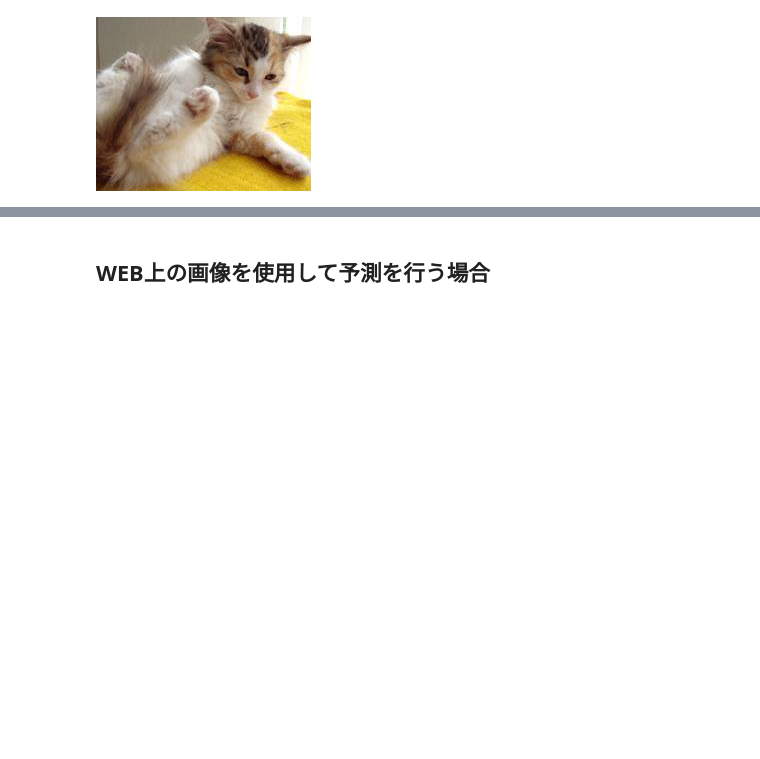
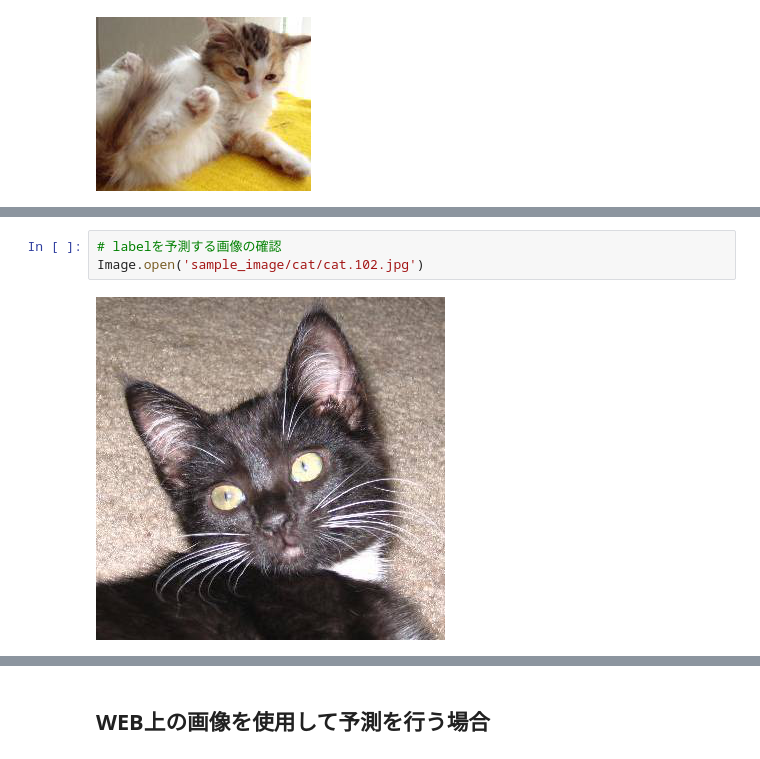
Before and after one commit to tkinjo1985/lobe_py, a Jupyter notebook: lobe_sample.ipynb, the cells around one changed output, grey strips where cells are left out. Drawn from its saved outputs; the diff is of its cells as text; blank space fills up the shorter version.

```diff
--- a/lobe_sample.ipynb
+++ b/lobe_sample.ipynb
@@ -36,4 +36,9 @@ Wall time: 348 ms
 'cat'
+# %%
+# labelを予測する画像の確認
+Image.open('sample_image/cat/cat.102.jpg')
+# %% [output]
+[figure, added]
 # %%
 %%time
 # *input_shapeを引数にすることで展開されてそれぞれの要素が個別の引数として渡されるのでおなじ結果を得ることができる。
```
Also changed, not shown: parts of 7 cells of this notebook, 3 other files.
